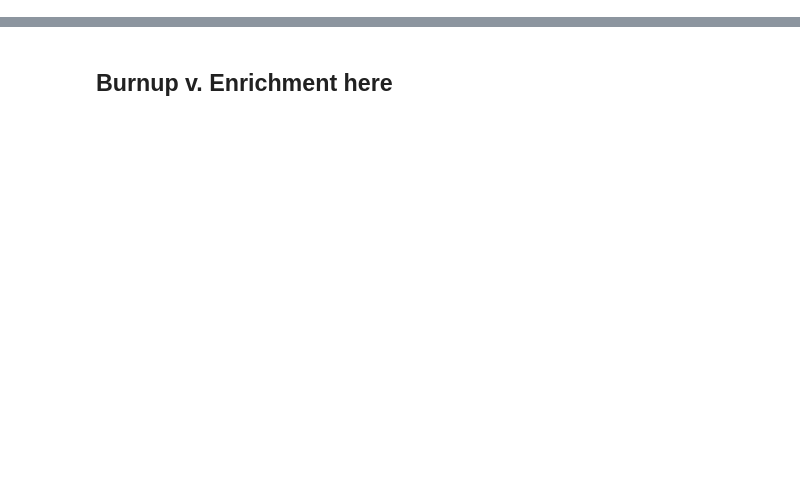
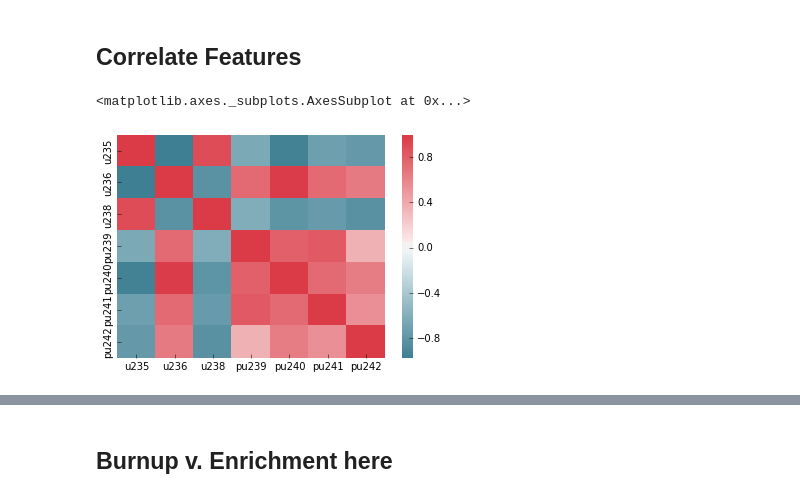
Before and after one commit to gonuke/learn-me-fuel, a Jupyter notebook: sfc_train_pred_viz.ipynb, the cells around one changed output, grey strips where cells are left out. Cells and saved outputs as stored; diff of their text form; code cells hidden in the pictures; blank space fills up the shorter version.

```diff
--- a/sfc_train_pred_viz.ipynb
+++ b/sfc_train_pred_viz.ipynb
@@ -45,0 +71,17 @@ dfX = trainXY.iloc[:, 4:x]
+# %% [markdown]
+## Correlate Features
+# %%
+cols_fissact = ['u235', 'u236', 'u238',
+                'pu239', 'pu240', 'pu241', 'pu242',
+               ]
+df_filtered = dfX[cols_fissact]
+
+corr = df_filtered.corr()
+#plt.matshow(corr)
+sns.heatmap(corr,
+            xticklabels=corr.columns.values,
+            yticklabels=corr.columns.values,
+            cmap=sns.diverging_palette(220, 10, as_cmap=True))
+# %% [output]
+<matplotlib.axes._subplots.AxesSubplot at 0x...>
+[figure, added]
```
Also changed, not shown: parts of 9 cells of this notebook.
